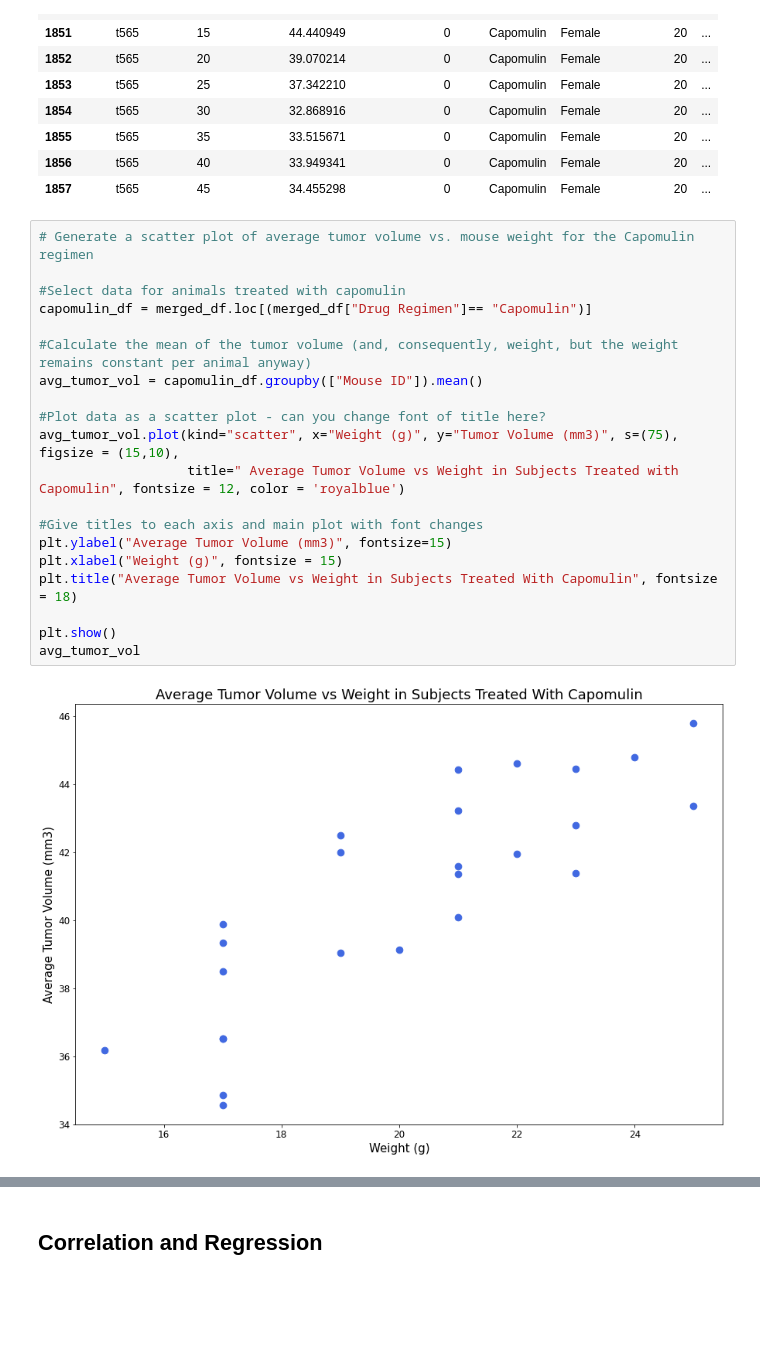
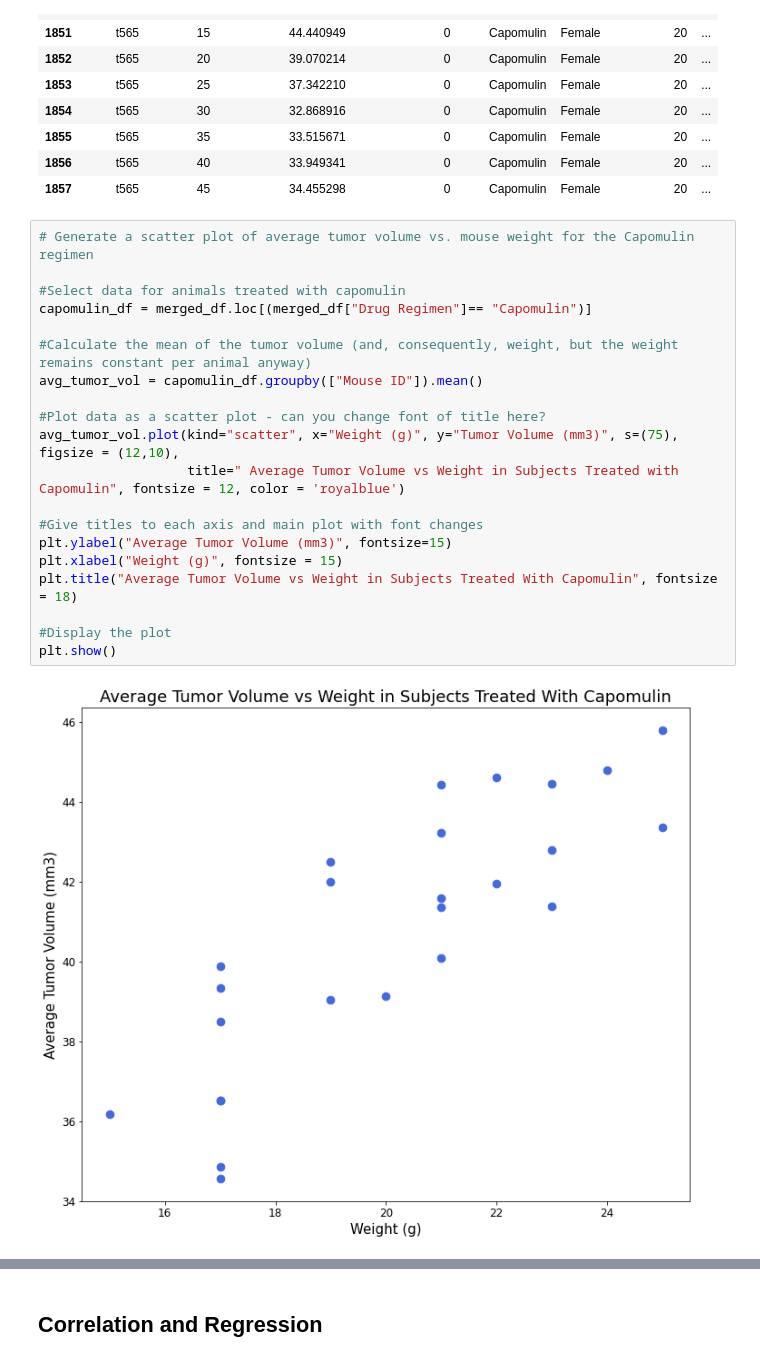
Before and after one commit to cayelsie/Fictional-pharmaceutical-drug-analysis, a Jupyter notebook: Pymaceuticals/pymaceuticals_main.ipynb, the cells around one changed output, grey strips where cells are left out. Cells and saved outputs as stored; diff of their text form; blank space fills up the shorter version.

```diff
--- a/Pymaceuticals/pymaceuticals_main.ipynb
+++ b/Pymaceuticals/pymaceuticals_main.ipynb
@@ -321,22 +322,22 @@ capomulin_mouse_df
 # %%
 # Generate a scatter plot of average tumor volume vs. mouse weight for the Capomulin regimen
 
 #Select data for animals treated with capomulin
 capomulin_df = merged_df.loc[(merged_df["Drug Regimen"]== "Capomulin")]
 
 #Calculate the mean of the tumor volume (and, consequently, weight, but the weight remains constant per animal anyway)
 avg_tumor_vol = capomulin_df.groupby(["Mouse ID"]).mean()
 
 #Plot data as a scatter plot - can you change font of title here?
-avg_tumor_vol.plot(kind="scatter", x="Weight (g)", y="Tumor Volume (mm3)", s=(75), figsize = (15,10),
+avg_tumor_vol.plot(kind="scatter", x="Weight (g)", y="Tumor Volume (mm3)", s=(75), figsize = (12,10),
                    title=" Average Tumor Volume vs Weight in Subjects Treated with Capomulin", fontsize = 12, color = 'royalblue')
 
 #Give titles to each axis and main plot with font changes
 plt.ylabel("Average Tumor Volume (mm3)", fontsize=15)
 plt.xlabel("Weight (g)", fontsize = 15)
 plt.title("Average Tumor Volume vs Weight in Subjects Treated With Capomulin", fontsize = 18)
 
+#Display the plot
 plt.show()
-avg_tumor_vol
 # %% [output]
-[figure, old version]
+[figure, new version]
```
Also changed, not shown: parts of 4 cells of this notebook.
